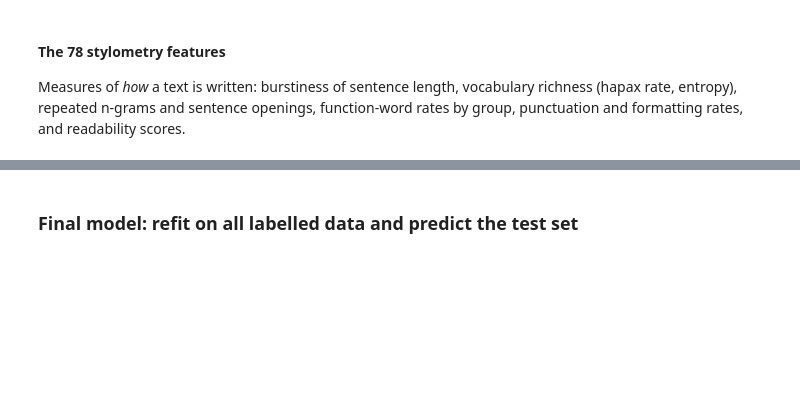
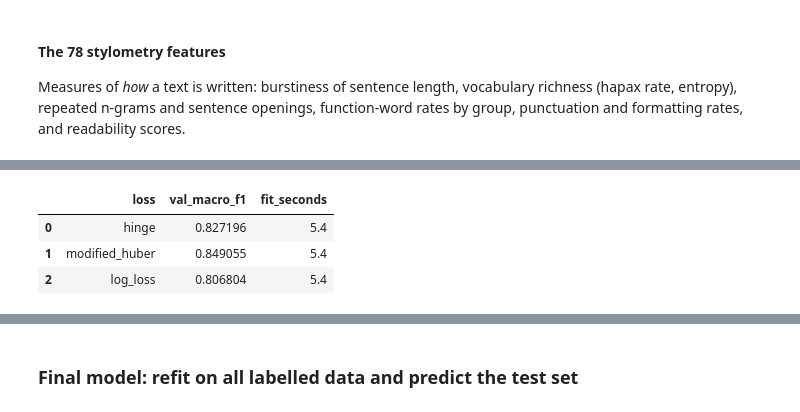
Before and after one commit to lav-22/TheHomiesML, a Jupyter notebook: notebooks/TheHomiesML_Final_Submission.ipynb, the cells around one changed output, grey strips where cells are left out. Cells and saved outputs as stored; diff of their text form; code cells hidden in the pictures; blank space fills up the shorter version.

```diff
--- a/notebooks/TheHomiesML_Final_Submission.ipynb
+++ b/notebooks/TheHomiesML_Final_Submission.ipynb
@@ -224,6 +253,9 @@ def train(X, y, bs, epochs, lr, l2=0.0, class_weight=None, shuffle=True,
         class_weight "balanced" to reweight the classes to equal total mass
         shuffle      reshuffle the row order before every epoch
     """
+    # A pandas Series would index by label rather than position below, so the
+    # batch lookups have to be done on a plain array
+    y = np.asarray(y, dtype=np.float64)
     m, n = X.shape
     w = np.zeros(n)
     b = 0.0
@@ -1304,0 +1402,18 @@ print(f"TF-IDF block: {train_tfidf.shape}, stylometry block: {train_styles.shape
+# %%
+x_train_hybrid = combine(train_tfidf, train_styles, 0.10)
+x_val_hybrid = combine(val_tfidf, val_styles, 0.10)
+
+loss_rows = []
+for loss_name in ["hinge", "modified_huber", "log_loss"]:
+    t0 = time.time()
+    w_h, b_h, _, _ = sgd_fit(x_train_hybrid, y_train_text, loss=loss_name,
+                             penalty="l2", alpha=1e-5, class_weight="balanced",
+                             lr=0.5, epochs=60, bs=256, random_state=RANDOM_SEED)
+    score = calculate_macro_f1(y_val_text, sgd_predict(x_val_hybrid, w_h, b_h))
+    loss_rows.append({"loss": loss_name, "val_macro_f1": score,
+                      "fit_seconds": round(time.time() - t0, 1)})
+    print(f"loss={loss_name:<16} F1={score:.4f}")
+
+pd.DataFrame(loss_rows).to_csv(RESULTS_DIR / "task3_loss_on_hybrid.csv", index=False)
+pd.DataFrame(loss_rows)
+# %% [output]
@@ -1305 +1423,5 @@ print(f"TF-IDF block: {train_tfidf.shape}, stylometry block: {train_styles.shape
+|  | loss | val_macro_f1 | fit_seconds |
+| 0 | hinge | 0.827196 | 5.4 |
+| 1 | modified_huber | 0.849055 | 5.4 |
+| 2 | log_loss | 0.806804 | 5.4 |
 # %% [markdown]
```
Also changed, not shown: parts of 38 cells of this notebook, 11 other files.
